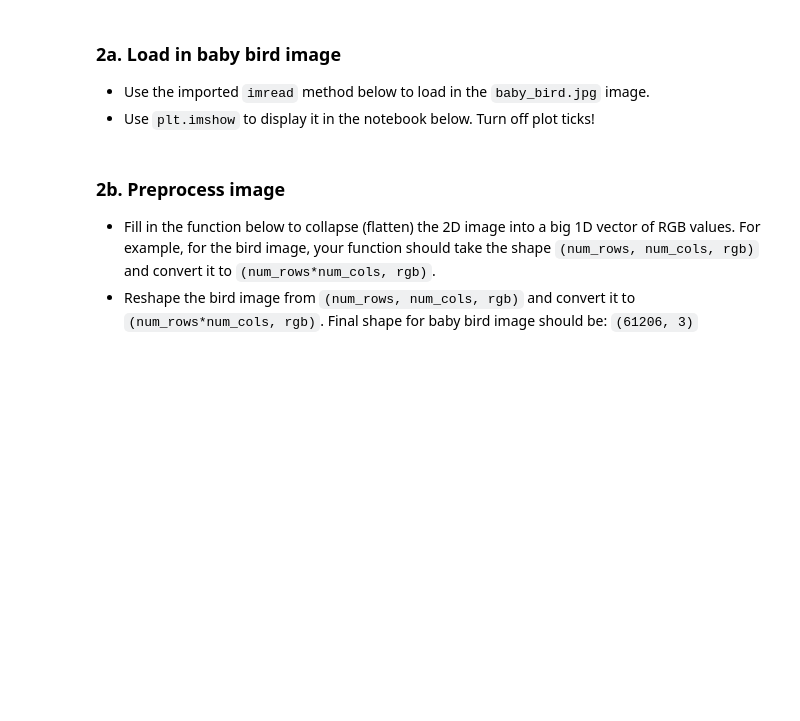
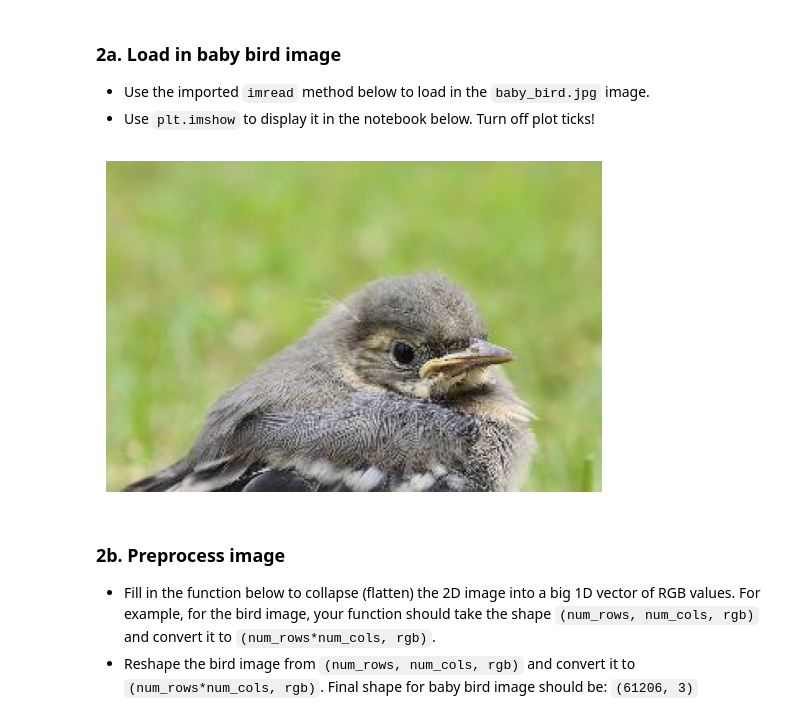
Before and after one commit to schiffinor/dataVisualization, a Jupyter notebook: Project5/image_segmentation.ipynb, the cells around one changed output. Drawn from its saved outputs; the diff is of its cells as text; code cells hidden in the pictures; blank space fills up the shorter version.

```diff
--- a/Project5/image_segmentation.ipynb
+++ b/Project5/image_segmentation.ipynb
@@ -32,6 +32,16 @@ In this task, you will apply K-means to one image and to compress it (*image com
 - Use `plt.imshow` to display it in the notebook below. Turn off plot ticks!
 # %%
 from matplotlib.image import imread
+# %%
+# Load in baby bird image
+bird = imread('data/baby_bird.jpg')
+# Display image
+plt.imshow(bird)
+plt.grid(False)
+plt.axis('off')
+plt.show()
+# %% [output]
+[figure, added]
 # %% [markdown]
 ### 2b. Preprocess image
 
```
Also changed, not shown: parts of 8 cells of this notebook, 3 other files.
